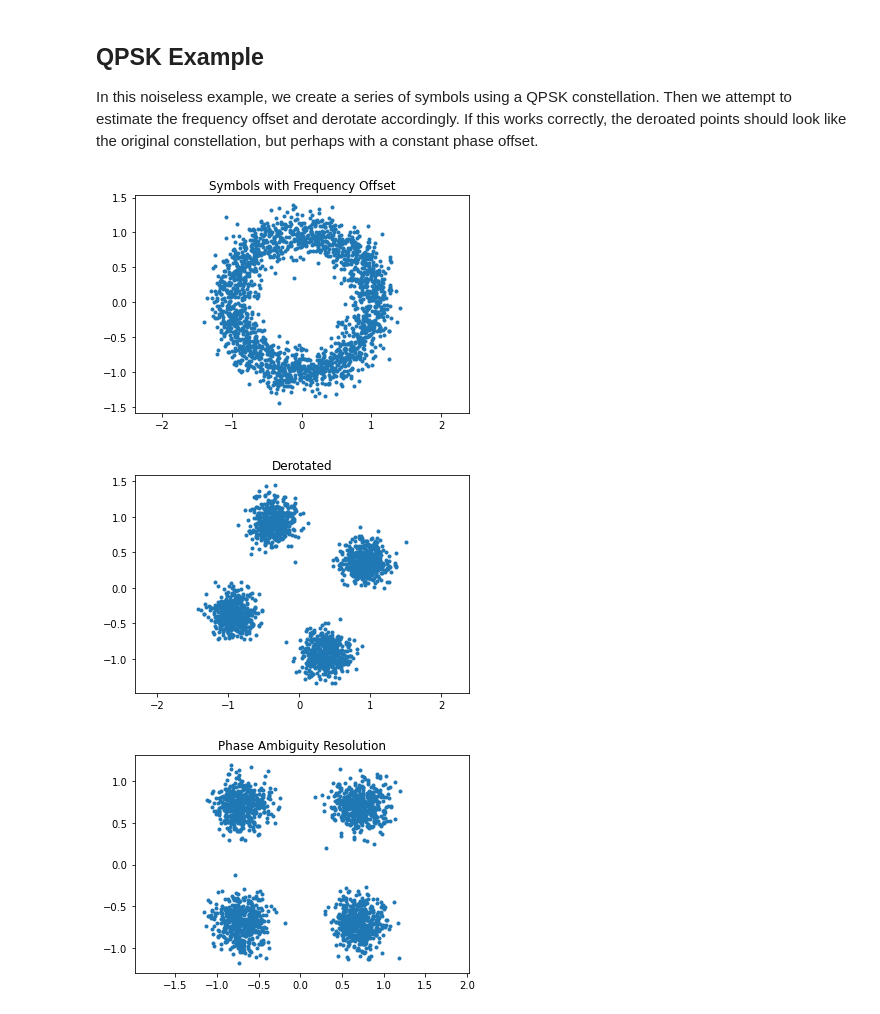
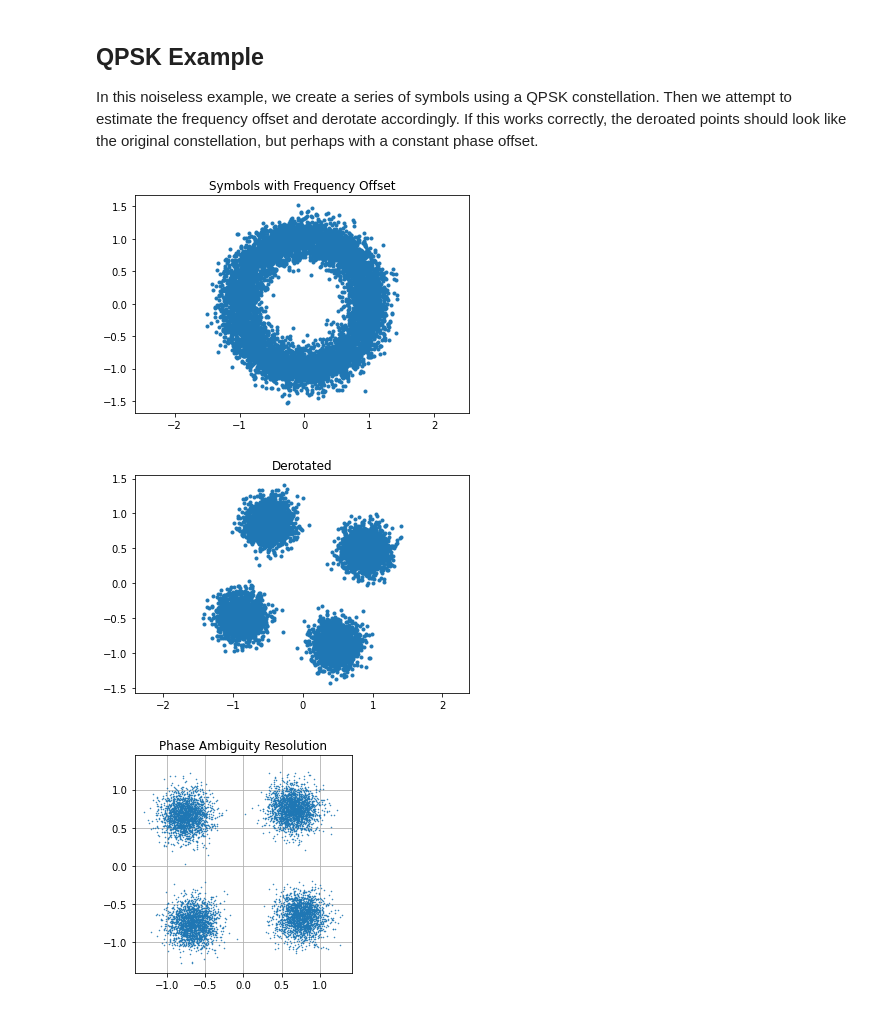
Before and after one commit to 49pctber/digicomm, a Jupyter notebook: synchronization.ipynb, the cells around one changed output. Cells and saved outputs as stored; diff of their text form; code cells hidden in the pictures.

```diff
--- a/synchronization.ipynb
+++ b/synchronization.ipynb
@@ -16,32 +16,35 @@ In this noiseless example, we create a series of symbols using a QPSK constellat
 # %%
 c = getConstellation(type='qpsk')
 M = len(c)
-nsyms = 2048
+nsyms = 2**13
 nbits = nsyms * int(np.log2(M))
 bits = np.random.randint(0,2,size=(nbits,))
 syms = bitsToSymbols(bits,M)
 tx = c[syms]
 
 rx = addNoise(addPhaseOffset(addFrequencyOffset(tx,nuT=0.01)), SNR=10, Eb=1/2)
 plt.plot(rx.real, rx.imag, '.')
 plt.axis('equal')
 plt.title('Symbols with Frequency Offset')
 plt.show()
-
-nuT_hat = freqOffsetEstimationQpsk(rx, mode='interp_1') # estimate frequency offset
-rx_2 = addFrequencyOffset(rx,nuT=-nuT_hat) # derotation
-plt.plot(rx_2.real, rx_2.imag, '.')
-plt.axis('equal')
-plt.title('Derotated')
-plt.show()
-
-luw = 64
-rx_3 = phaseAmbiguityResolution(rx_2, rx_2[0:luw], tx[0:luw]) # use the first few symbols as a poor man's unique word. This is cheating because we don't have explicit knowledge of tx.
-plt.plot(rx_3.real, rx_3.imag, '.')
-plt.axis('equal')
-plt.title('Phase Ambiguity Resolution')
-plt.show()
 # %% [output]
-[figure, old version]
+[figure, new version]
-[figure, removed]
-[figure, removed]
+# %%
+nuT_hat = freqOffsetEstimationQpsk(rx, mode='interp_1') # estimate frequency offset
+rx_2 = addFrequencyOffset(rx,nuT=-nuT_hat) # derotation
+plt.plot(rx_2.real, rx_2.imag, '.')
+plt.axis('equal')
+plt.title('Derotated')
+plt.show()
+# %% [output]
+[figure, added]
+# %%
+luw = 64
+rx_3 = phaseAmbiguityResolution(rx_2, rx_2[0:luw], tx[0:luw]) # use the first few symbols as a poor man's unique word. This is cheating because we don't have explicit knowledge of tx.
+plt.plot(rx_3.real, rx_3.imag, '.', markersize=1)
+plt.axis('square')
+plt.title('Phase Ambiguity Resolution')
+plt.grid(True)
+plt.show()
+# %% [output]
+[figure, added]
```
Also changed, not shown: 7 other files.
